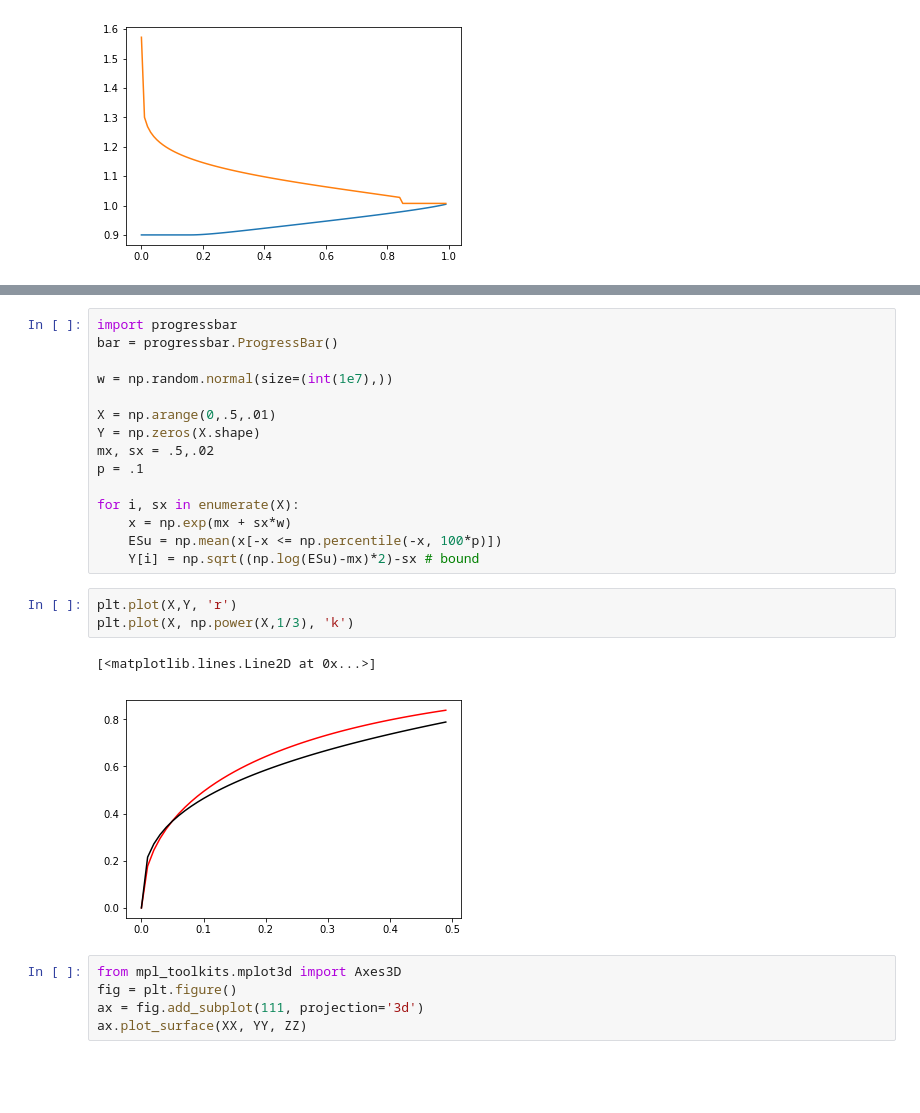
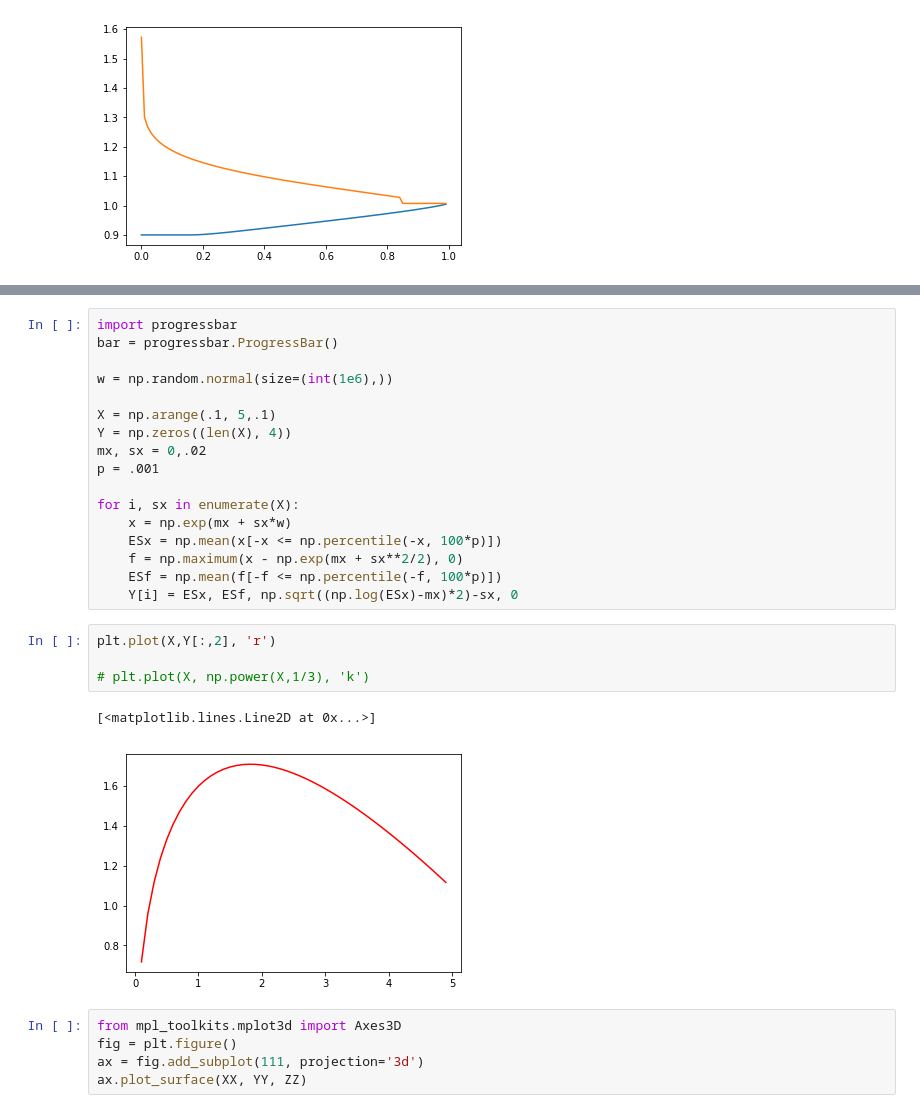
Before and after one commit to sebasv/thesis, a Jupyter notebook: Simulations.ipynb, the cells around one changed output, grey strips where cells are left out. Drawn from its saved outputs; the diff is of its cells as text; blank space fills up the shorter version.

Commit message:
plot bound over volatility

```diff
--- a/Simulations.ipynb
+++ b/Simulations.ipynb
@@ -203,23 +206,26 @@ print(f'''{ESl:9.5f}
 import progressbar
 bar = progressbar.ProgressBar()
 
-w = np.random.normal(size=(int(1e7),))
+w = np.random.normal(size=(int(1e6),))
 
-X = np.arange(0,.5,.01)
-Y = np.zeros(X.shape)
-mx, sx = .5,.02
-p = .1
+X = np.arange(.1, 5,.1)
+Y = np.zeros((len(X), 4))
+mx, sx = 0,.02
+p = .001
 
 for i, sx in enumerate(X):
     x = np.exp(mx + sx*w)
-    ESu = np.mean(x[-x <= np.percentile(-x, 100*p)])
-    Y[i] = np.sqrt((np.log(ESu)-mx)*2)-sx # bound
+    ESx = np.mean(x[-x <= np.percentile(-x, 100*p)])
+    f = np.maximum(x - np.exp(mx + sx**2/2), 0)
+    ESf = np.mean(f[-f <= np.percentile(-f, 100*p)])
+    Y[i] = ESx, ESf, np.sqrt((np.log(ESx)-mx)*2)-sx, 0
 # %%
-plt.plot(X,Y, 'r')
-plt.plot(X, np.power(X,1/3), 'k')
+plt.plot(X,Y[:,2], 'r')
+
+# plt.plot(X, np.power(X,1/3), 'k')
 # %% [output]
 [<matplotlib.lines.Line2D at 0x...>]
-[figure, old version]
+[figure, new version]
 # %%
 from mpl_toolkits.mplot3d import Axes3D
 fig = plt.figure()
```
Also changed, not shown: parts of 1 cell of this notebook.
